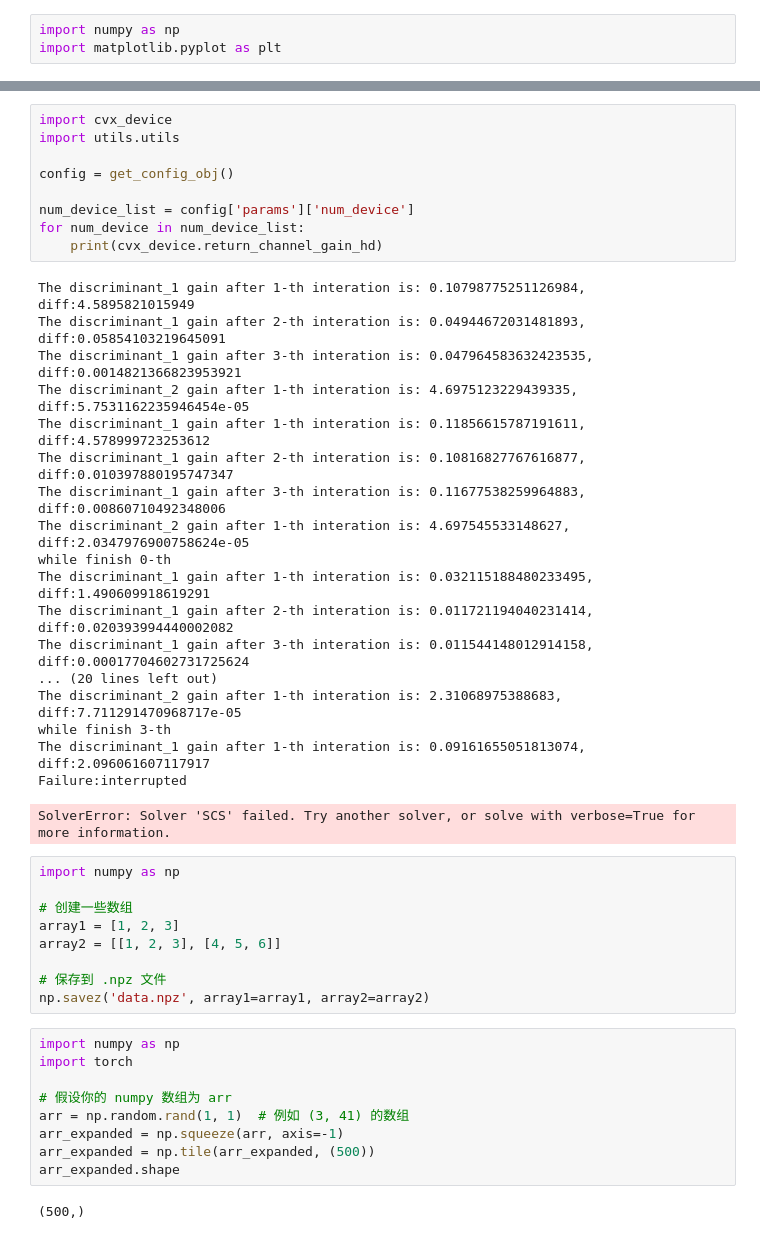
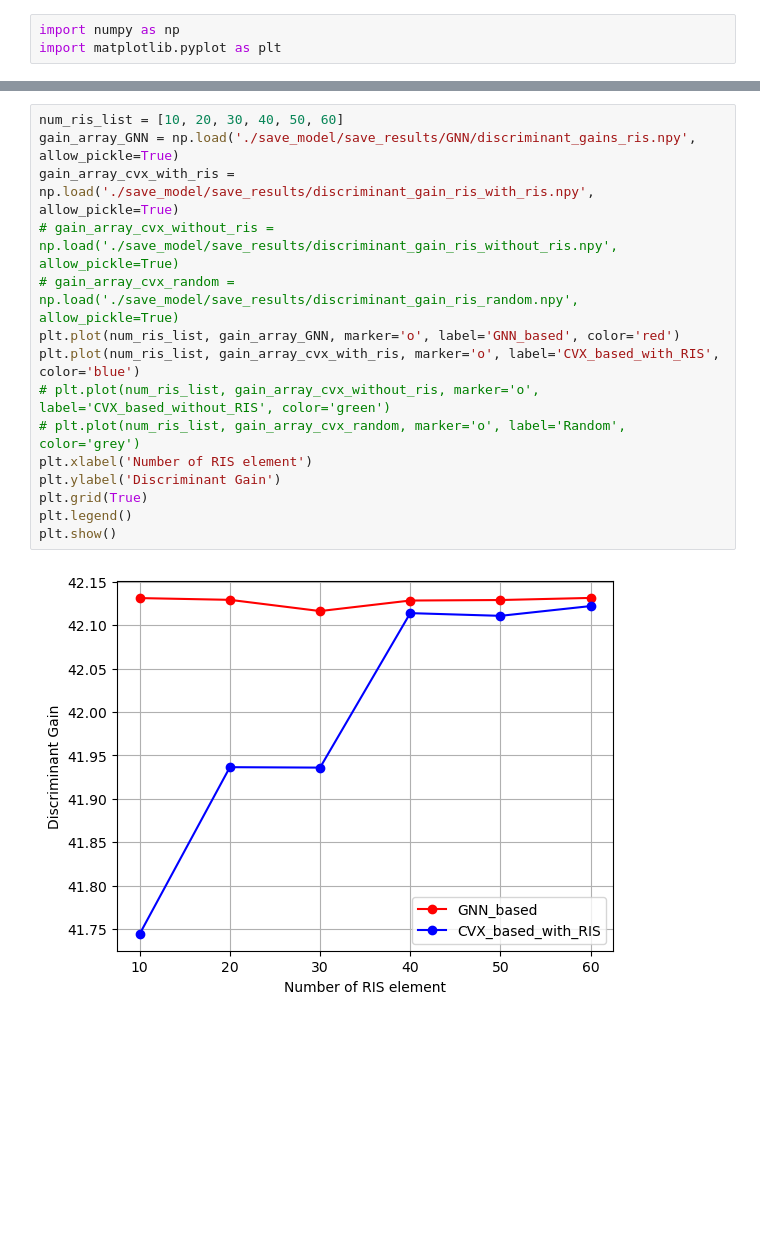
Before and after one commit to YuLong4/GNN-AirComp-RIS, a Jupyter notebook: drafts.ipynb, the cells around one changed output, grey strips where cells are left out. Cells and saved outputs as stored; diff of their text form; blank space fills up the shorter version.

```diff
--- a/drafts.ipynb
+++ b/drafts.ipynb
@@ -36,48 +38,17 @@ plt.show()
-# %%
-import cvx_device
-import utils.utils
-
-config = get_config_obj()
-
-num_device_list = config['params']['num_device']
-for num_device in num_device_list:
-    print(cvx_device.return_channel_gain_hd)
-# %% [output]
-The discriminant_1 gain after 1-th interation is: 0.10798775251126984, diff:4.5895821015949
-The discriminant_1 gain after 2-th interation is: 0.04944672031481893, diff:0.05854103219645091
-The discriminant_1 gain after 3-th interation is: 0.047964583632423535, diff:0.0014821366823953921
-The discriminant_2 gain after 1-th interation is: 4.6975123229439335, diff:5.7531162235946454e-05
-The discriminant_1 gain after 1-th interation is: 0.11856615787191611, diff:4.578999723253612
-The discriminant_1 gain after 2-th interation is: 0.10816827767616877, diff:0.010397880195747347
-The discriminant_1 gain after 3-th interation is: 0.11677538259964883, diff:0.00860710492348006
-The discriminant_2 gain after 1-th interation is: 4.697545533148627, diff:2.0347976900758624e-05
-while finish 0-th
-The discriminant_1 gain after 1-th interation is: 0.032115188480233495, diff:1.490609918619291
-The discriminant_1 gain after 2-th interation is: 0.011721194040231414, diff:0.020393994440002082
-The discriminant_1 gain after 3-th interation is: 0.011544148012914158, diff:0.00017704602731725624
-... (20 lines left out)
-The discriminant_2 gain after 1-th interation is: 2.31068975388683, diff:7.711291470968717e-05
-while finish 3-th
-The discriminant_1 gain after 1-th interation is: 0.09161655051813074, diff:2.096061607117917
-Failure:interrupted
-SolverError: Solver 'SCS' failed. Try another solver, or solve with verbose=True for more information.
-# %%
-import numpy as np
-
-# 创建一些数组
-array1 = [1, 2, 3]
-array2 = [[1, 2, 3], [4, 5, 6]]
-
-# 保存到 .npz 文件
-np.savez('data.npz', array1=array1, array2=array2)
-# %%
-import numpy as np
-import torch
-
-# 假设你的 numpy 数组为 arr
-arr = np.random.rand(1, 1)  # 例如 (3, 41) 的数组
-arr_expanded = np.squeeze(arr, axis=-1)
-arr_expanded = np.tile(arr_expanded, (500))
-arr_expanded.shape
-# %% [output]
-(500,)
+# %%
+num_ris_list = [10, 20, 30, 40, 50, 60]
+gain_array_GNN = np.load('./save_model/save_results/GNN/discriminant_gains_ris.npy', allow_pickle=True)
+gain_array_cvx_with_ris = np.load('./save_model/save_results/discriminant_gain_ris_with_ris.npy', allow_pickle=True)
+# gain_array_cvx_without_ris = np.load('./save_model/save_results/discriminant_gain_ris_without_ris.npy', allow_pickle=True)
+# gain_array_cvx_random = np.load('./save_model/save_results/discriminant_gain_ris_random.npy', allow_pickle=True)
+plt.plot(num_ris_list, gain_array_GNN, marker='o', label='GNN_based', color='red')
+plt.plot(num_ris_list, gain_array_cvx_with_ris, marker='o', label='CVX_based_with_RIS', color='blue')
+# plt.plot(num_ris_list, gain_array_cvx_without_ris, marker='o', label='CVX_based_without_RIS', color='green')
+# plt.plot(num_ris_list, gain_array_cvx_random, marker='o', label='Random', color='grey')
+plt.xlabel('Number of RIS element')
+plt.ylabel('Discriminant Gain')
+plt.grid(True)
+plt.legend()
+plt.show()
+# %% [output]
+[figure, added]
```
Also changed, not shown: parts of 2 cells of this notebook, 36 other files.
